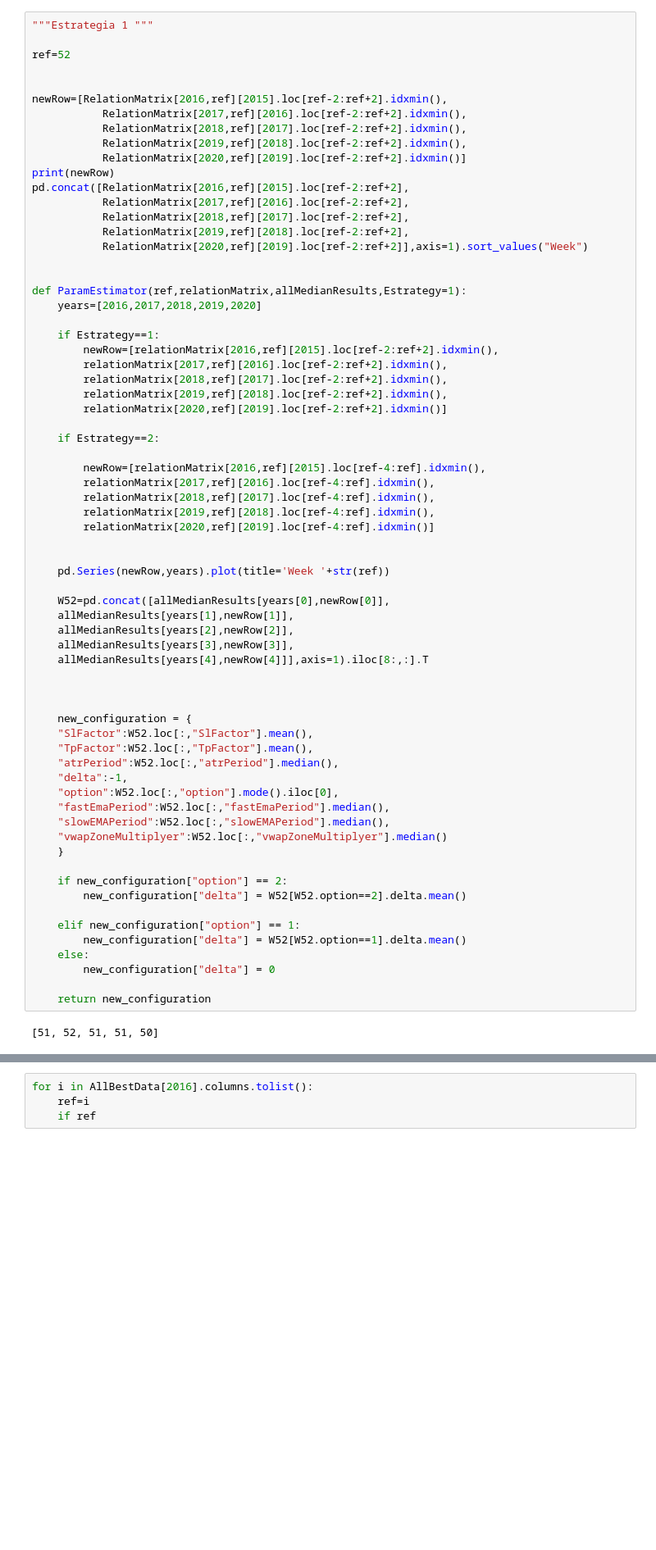
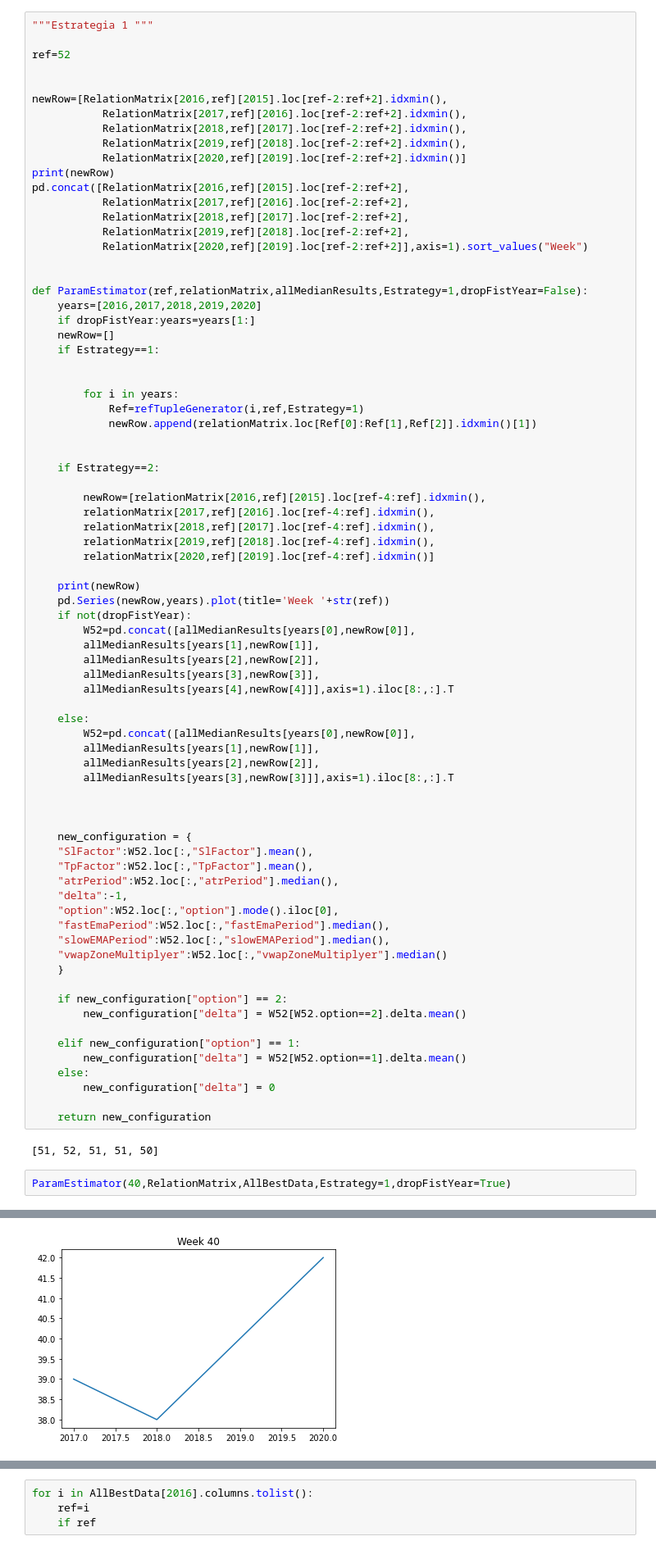
Before and after one commit to Meseverri/WEEKLY_OPTIMIZATION, a Jupyter notebook: RelationsStudy.ipynb, the cells around one changed output, grey strips where cells are left out. Shown: that part at 82% size. Cells and saved outputs as stored; diff of their text form; blank space fills up the shorter version.

```diff
--- a/RelationsStudy.ipynb
+++ b/RelationsStudy.ipynb
@@ -136,15 +158,17 @@ pd.concat([RelationMatrix[2016,ref][2015].loc[ref-2:ref+2],
            RelationMatrix[2020,ref][2019].loc[ref-2:ref+2]],axis=1).sort_values("Week")
 
 
-def ParamEstimator(ref,relationMatrix,allMedianResults,Estrategy=1):
+def ParamEstimator(ref,relationMatrix,allMedianResults,Estrategy=1,dropFistYear=False):
     years=[2016,2017,2018,2019,2020]
+    if dropFistYear:years=years[1:]
+    newRow=[]
+    if Estrategy==1:
 
-    if Estrategy==1:
-        newRow=[relationMatrix[2016,ref][2015].loc[ref-2:ref+2].idxmin(),
-        relationMatrix[2017,ref][2016].loc[ref-2:ref+2].idxmin(),
-        relationMatrix[2018,ref][2017].loc[ref-2:ref+2].idxmin(),
-        relationMatrix[2019,ref][2018].loc[ref-2:ref+2].idxmin(),
-        relationMatrix[2020,ref][2019].loc[ref-2:ref+2].idxmin()]
+
+        for i in years:
+            Ref=refTupleGenerator(i,ref,Estrategy=1)
+            newRow.append(relationMatrix.loc[Ref[0]:Ref[1],Ref[2]].idxmin()[1])
+
 
     if Estrategy==2:
 
@@ -154,14 +178,20 @@ def ParamEstimator(ref,relationMatrix,allMedianResults,Estrategy=1):
         relationMatrix[2019,ref][2018].loc[ref-4:ref].idxmin(),
         relationMatrix[2020,ref][2019].loc[ref-4:ref].idxmin()]
 
+    print(newRow)
+    pd.Series(newRow,years).plot(title='Week '+str(ref))
+    if not(dropFistYear):
+        W52=pd.concat([allMedianResults[years[0],newRow[0]],
+        allMedianResults[years[1],newRow[1]],
+        allMedianResults[years[2],newRow[2]],
+        allMedianResults[years[3],newRow[3]],
+        allMedianResults[years[4],newRow[4]]],axis=1).iloc[8:,:].T
 
-    pd.Series(newRow,years).plot(title='Week '+str(ref))
-
-    W52=pd.concat([allMedianResults[years[0],newRow[0]],
-    allMedianResults[years[1],newRow[1]],
-    allMedianResults[years[2],newRow[2]],
-    allMedianResults[years[3],newRow[3]],
-    allMedianResults[years[4],newRow[4]]],axis=1).iloc[8:,:].T
+    else:
+        W52=pd.concat([allMedianResults[years[0],newRow[0]],
+        allMedianResults[years[1],newRow[1]],
+        allMedianResults[years[2],newRow[2]],
+        allMedianResults[years[3],newRow[3]]],axis=1).iloc[8:,:].T
 
 
 
@@ -187,3 +217,6 @@ def ParamEstimator(ref,relationMatrix,allMedianResults,Estrategy=1):
     return new_configuration
 # %% [output]
 [51, 52, 51, 51, 50]
+# %%
+ParamEstimator(40,RelationMatrix,AllBestData,Estrategy=1,dropFistYear=True)
+# %% [output]
@@ -190,3 +236,4 @@ def ParamEstimator(ref,relationMatrix,allMedianResults,Estrategy=1):
+[figure, added]
 # %%
 """Estrategia 2"""
 
```
Also changed, not shown: parts of 9 cells of this notebook.
